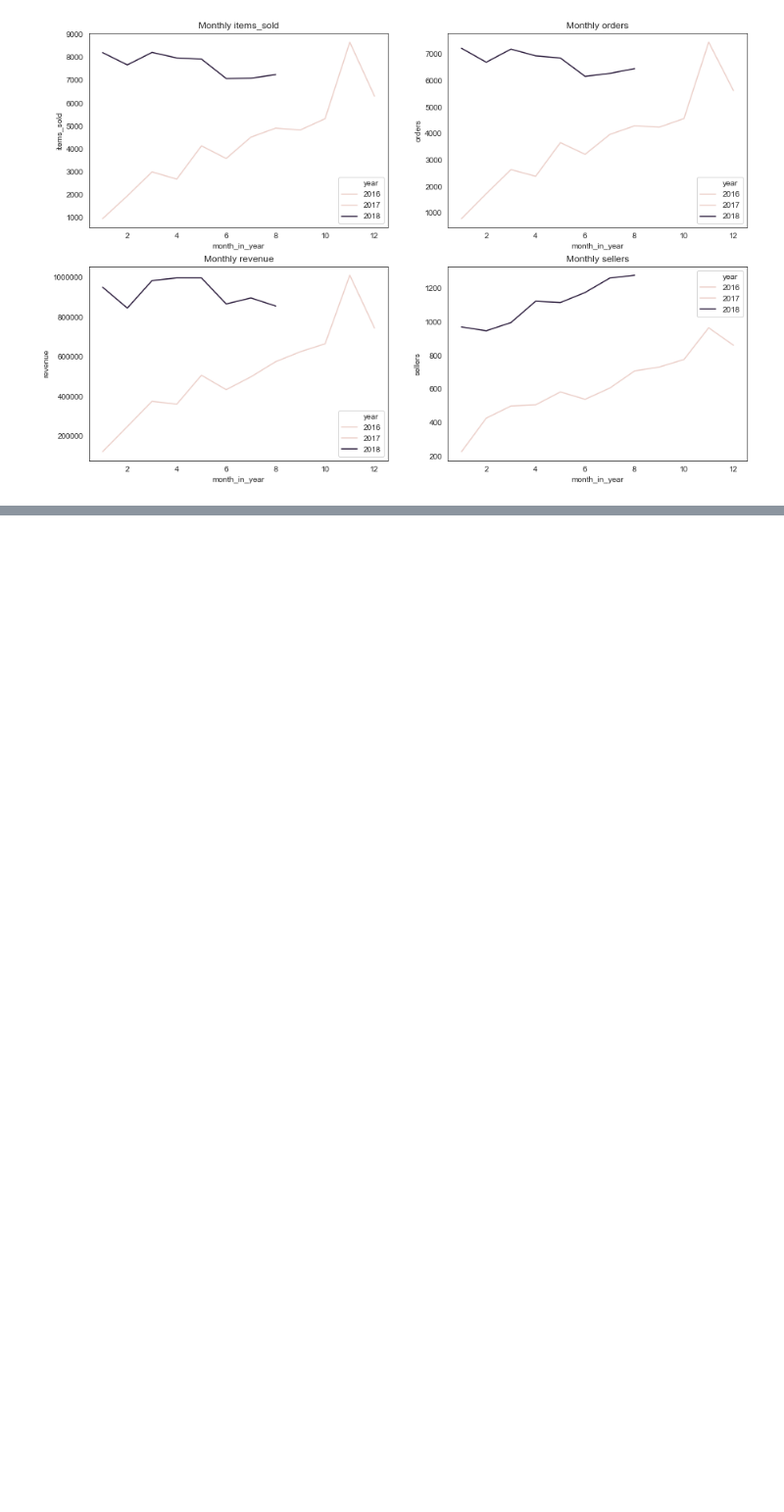
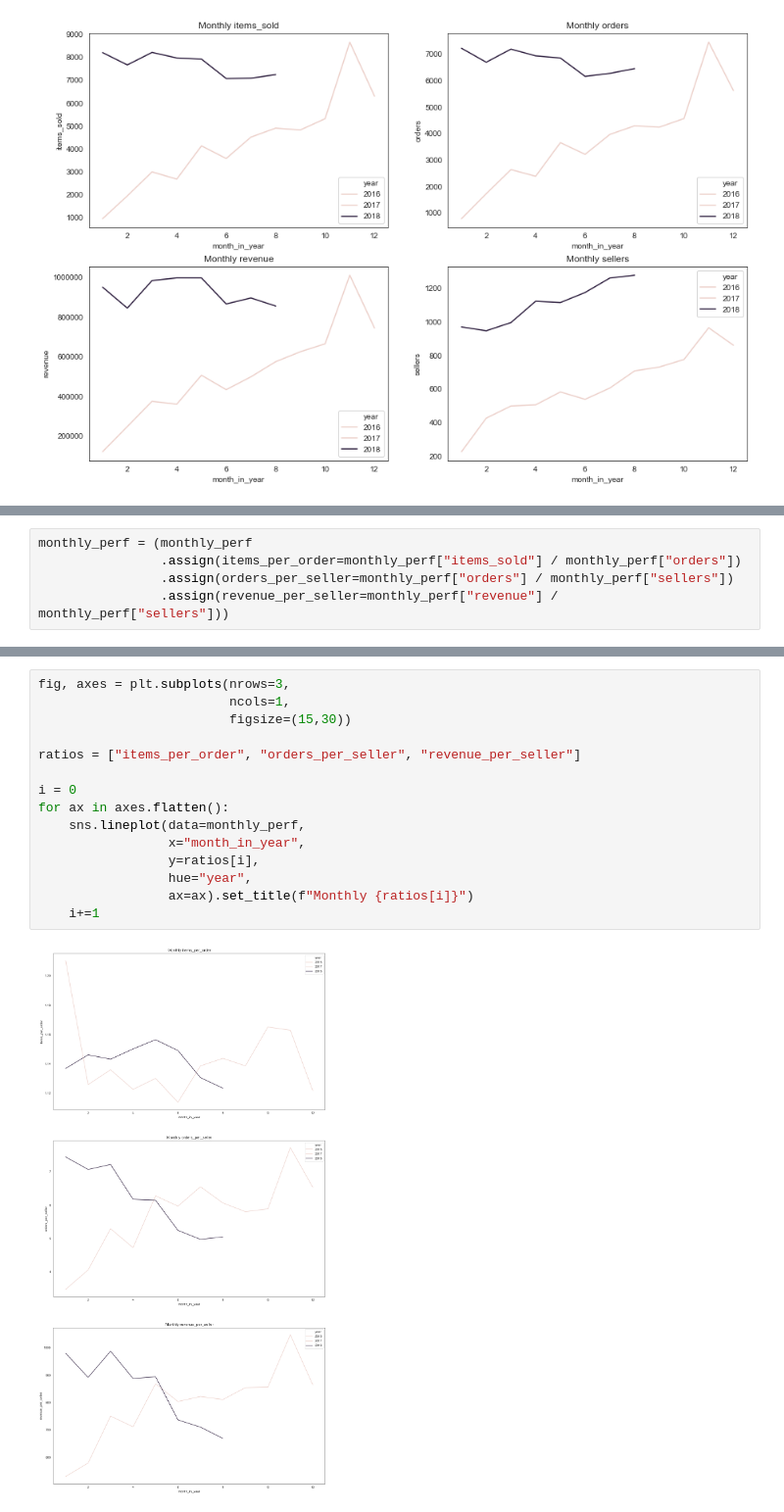
Before and after one commit to Senonino/data-ber-01-20, a Jupyter notebook: Notes/module_2/week_4/2_analytics-trends_correlations.ipynb, the cells around one changed output, grey strips where cells are left out. Shown at 98% size. Saved outputs shown, nothing was run; the diff lists cells and outputs as text; blank space fills up the shorter version.

```diff
--- a/Notes/module_2/week_4/2_analytics-trends_correlations.ipynb
+++ b/Notes/module_2/week_4/2_analytics-trends_correlations.ipynb
@@ -190,0 +214,5 @@ for ax in axes.flatten():
+# %%
+monthly_perf = (monthly_perf
+                .assign(items_per_order=monthly_perf["items_sold"] / monthly_perf["orders"])
+                .assign(orders_per_seller=monthly_perf["orders"] / monthly_perf["sellers"])
+                .assign(revenue_per_seller=monthly_perf["revenue"] / monthly_perf["sellers"]))
@@ -190,0 +239,17 @@ for ax in axes.flatten():
+# %%
+fig, axes = plt.subplots(nrows=3,
+                         ncols=1,
+                         figsize=(15,30))
+
+ratios = ["items_per_order", "orders_per_seller", "revenue_per_seller"]
+
+i = 0
+for ax in axes.flatten():
+    sns.lineplot(data=monthly_perf,
+                 x="month_in_year",
+                 y=ratios[i],
+                 hue="year",
+                 ax=ax).set_title(f"Monthly {ratios[i]}")
+    i+=1
+# %% [output]
+[figure, added]
```
Also changed, not shown: parts of 37 cells of this notebook.
